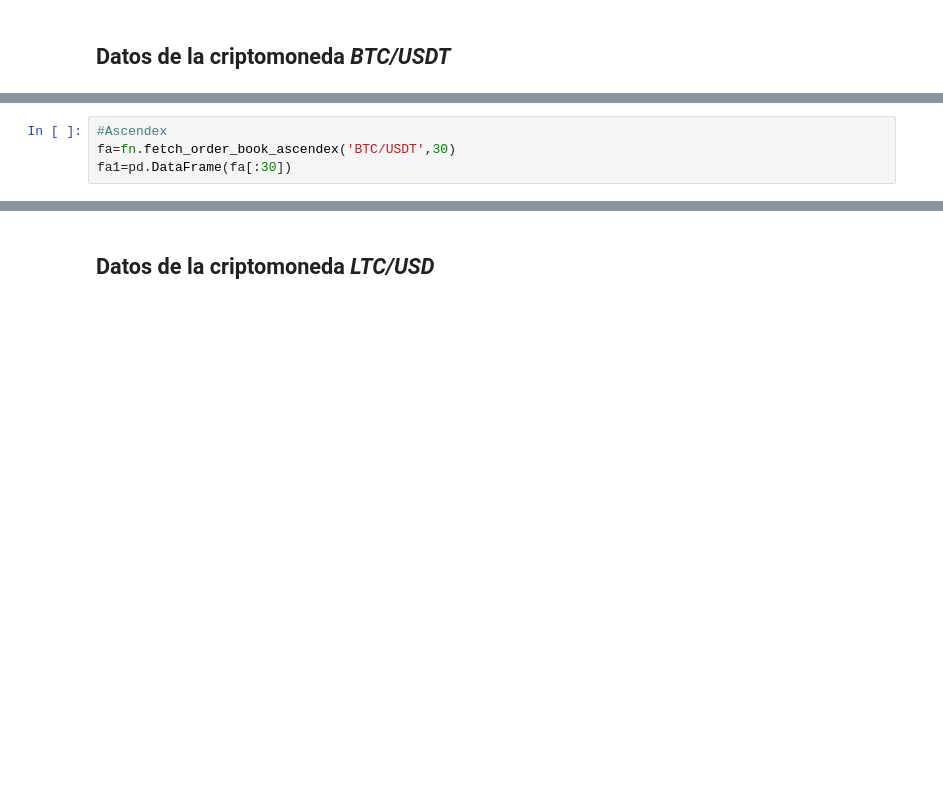
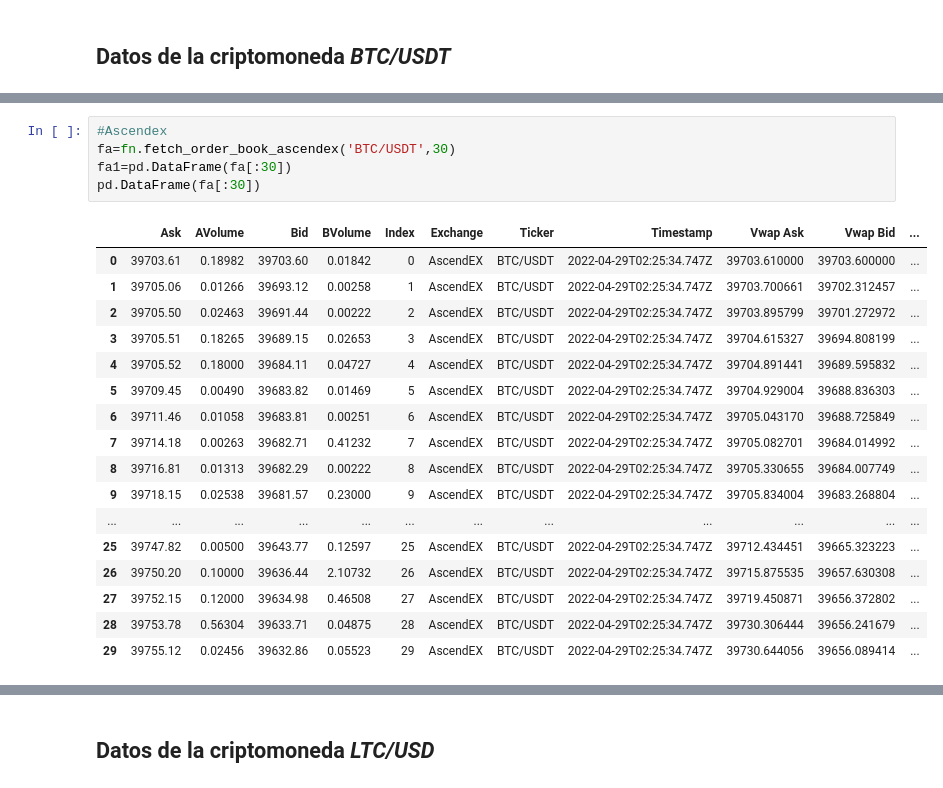
Before and after one commit to berlinpreciado21/MyST_LAB_4_E1, a Jupyter notebook: notebook.ipynb, the cells around one changed output, grey strips where cells are left out. Cells and saved outputs as stored; diff of their text form; blank space fills up the shorter version.

```diff
--- a/notebook.ipynb
+++ b/notebook.ipynb
@@ -108,7 +127,26 @@ fb1=pd.DataFrame(fb[:30])
 # %%
 #Ascendex
 fa=fn.fetch_order_book_ascendex('BTC/USDT',30)
 fa1=pd.DataFrame(fa[:30])
+pd.DataFrame(fa[:30])
+# %% [output]
+|  | Ask | AVolume | Bid | BVolume | Index | Exchange | Ticker | Timestamp | Vwap Ask | Vwap Bid | ... |
+| 0 | 39703.61 | 0.18982 | 39703.60 | 0.01842 | 0 | AscendEX | BTC/USDT | 2022-04-29T02:25:34.747Z | 39703.610000 | 39703.600000 | ... |
+| 1 | 39705.06 | 0.01266 | 39693.12 | 0.00258 | 1 | AscendEX | BTC/USDT | 2022-04-29T02:25:34.747Z | 39703.700661 | 39702.312457 | ... |
+| 2 | 39705.50 | 0.02463 | 39691.44 | 0.00222 | 2 | AscendEX | BTC/USDT | 2022-04-29T02:25:34.747Z | 39703.895799 | 39701.272972 | ... |
+| 3 | 39705.51 | 0.18265 | 39689.15 | 0.02653 | 3 | AscendEX | BTC/USDT | 2022-04-29T02:25:34.747Z | 39704.615327 | 39694.808199 | ... |
+| 4 | 39705.52 | 0.18000 | 39684.11 | 0.04727 | 4 | AscendEX | BTC/USDT | 2022-04-29T02:25:34.747Z | 39704.891441 | 39689.595832 | ... |
+| 5 | 39709.45 | 0.00490 | 39683.82 | 0.01469 | 5 | AscendEX | BTC/USDT | 2022-04-29T02:25:34.747Z | 39704.929004 | 39688.836303 | ... |
+| 6 | 39711.46 | 0.01058 | 39683.81 | 0.00251 | 6 | AscendEX | BTC/USDT | 2022-04-29T02:25:34.747Z | 39705.043170 | 39688.725849 | ... |
+| 7 | 39714.18 | 0.00263 | 39682.71 | 0.41232 | 7 | AscendEX | BTC/USDT | 2022-04-29T02:25:34.747Z | 39705.082701 | 39684.014992 | ... |
+| 8 | 39716.81 | 0.01313 | 39682.29 | 0.00222 | 8 | AscendEX | BTC/USDT | 2022-04-29T02:25:34.747Z | 39705.330655 | 39684.007749 | ... |
+| 9 | 39718.15 | 0.02538 | 39681.57 | 0.23000 | 9 | AscendEX | BTC/USDT | 2022-04-29T02:25:34.747Z | 39705.834004 | 39683.268804 | ... |
+| ... | ... | ... | ... | ... | ... | ... | ... | ... | ... | ... | ... |
+| 25 | 39747.82 | 0.00500 | 39643.77 | 0.12597 | 25 | AscendEX | BTC/USDT | 2022-04-29T02:25:34.747Z | 39712.434451 | 39665.323223 | ... |
+| 26 | 39750.20 | 0.10000 | 39636.44 | 2.10732 | 26 | AscendEX | BTC/USDT | 2022-04-29T02:25:34.747Z | 39715.875535 | 39657.630308 | ... |
+| 27 | 39752.15 | 0.12000 | 39634.98 | 0.46508 | 27 | AscendEX | BTC/USDT | 2022-04-29T02:25:34.747Z | 39719.450871 | 39656.372802 | ... |
+| 28 | 39753.78 | 0.56304 | 39633.71 | 0.04875 | 28 | AscendEX | BTC/USDT | 2022-04-29T02:25:34.747Z | 39730.306444 | 39656.241679 | ... |
+| 29 | 39755.12 | 0.02456 | 39632.86 | 0.05523 | 29 | AscendEX | BTC/USDT | 2022-04-29T02:25:34.747Z | 39730.644056 | 39656.089414 | ... |
 # %%
 #Bitbay
 fbi=fn.fetch_order_book_bitbay('BTC/USDT',30)
```
Also changed, not shown: parts of 49 cells of this notebook, 3 other files.
